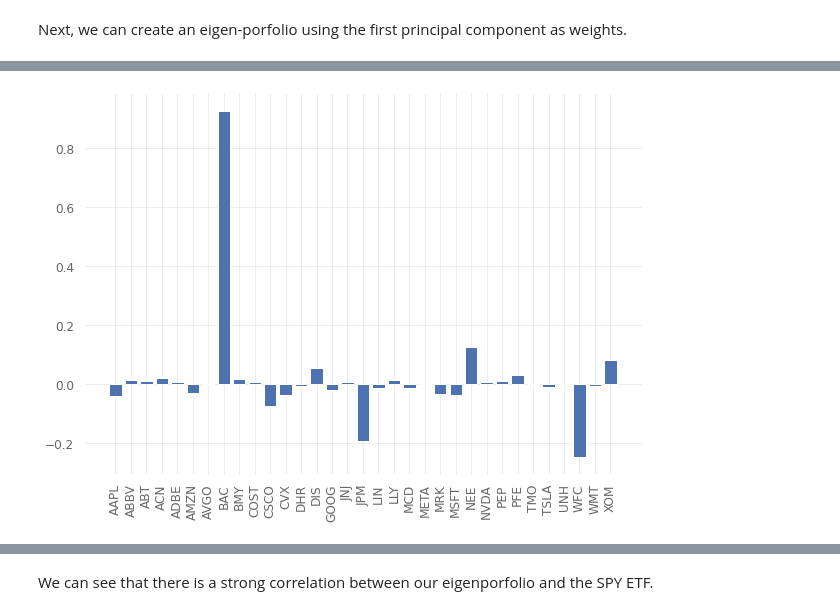
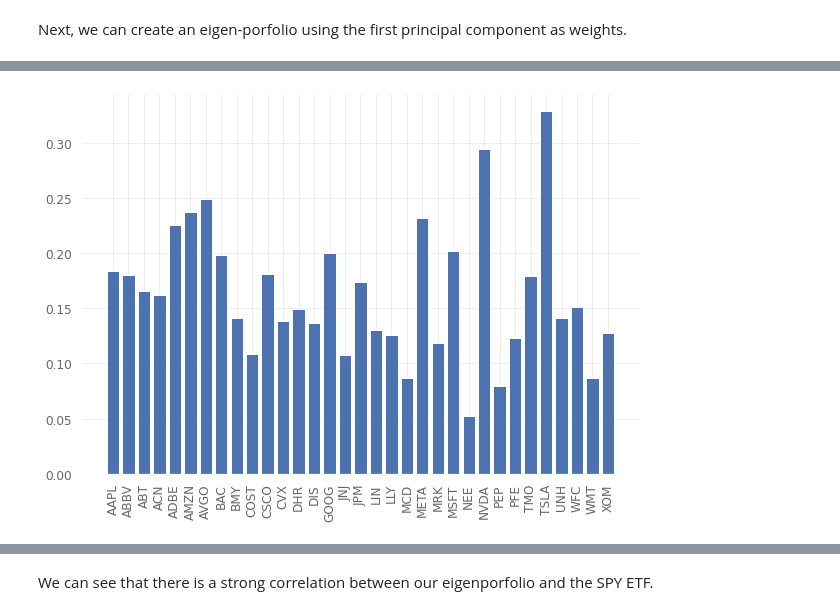
Before and after one commit to rodler/quantinsti_statarb, a Jupyter notebook: PCA_3.ipynb, the cells around one changed output, grey strips where cells are left out. Cells and saved outputs as stored; diff of their text form; code cells hidden in the pictures.

```diff
--- a/PCA_3.ipynb
+++ b/PCA_3.ipynb
@@ -177,12 +183,13 @@ pair = yf.download('RB=F,CL=F',start='2010-1-1').Close
 Here we build a PCA funtion that returns eigenvectors in order of their "significance" based on the size of the eigenvalues.
 # %%
 def pca(stk):
-  p = np.linalg.eig((stk-stk.mean()).cov())
+  x = stk.pct_change().dropna()
+  p = np.linalg.eig((x-x.mean()).cov())
   evals = p[0]
   evec = p[1]
 
   # Sorting the eigenvalues and eigenvectors
-  return np.sort(evals/sum(evals))[::-1],evec[:,np.argsort(evals)]
+  return np.sort(evals/sum(evals))[::-1],evec[:,np.argsort(evals)[::-1]]
 
 evals,evec = pca(stk)
 # %% [markdown]
@@ -409,7 +415,7 @@ Now we can download the price data for those tickers
 # %%
 np.random.shuffle(stk_list)
 tickers = ",".join(stk_list)
-top = yf.download(tickers,start='2010-1-1').Close.dropna()
+top40 = yf.download(tickers,start='2010-1-1').Close.dropna()
 # %% [output]
 [*********************100%***********************]  33 of 33 completed
 # %% [markdown]
@@ -424,10 +447,11 @@ Next, we can create an eigen-porfolio using the first principal component as wei
 # %%
-evals,evec = pca(top)
-eigportf = (top.pct_change()*evec[:,0]).sum(axis=1).cumsum()
+split = -800
+evals,evec = pca(top40.iloc[:split])
+eigportf = (top40.pct_change().mul(evec[:,0])).sum(axis=1).cumsum()
 index = stocks.loc[eigportf.index[0]:].SPY.pct_change().cumsum().ffill()
 
 plt.figure(figsize=[10,7])
-plt.bar(top.columns,evec[:,0])
+plt.bar(top40.columns,evec[:,0])
 plt.xticks(rotation=90);
 # %% [output]
-[figure, old version]
+[figure, new version]
```
Also changed, not shown: parts of 28 cells of this notebook.
